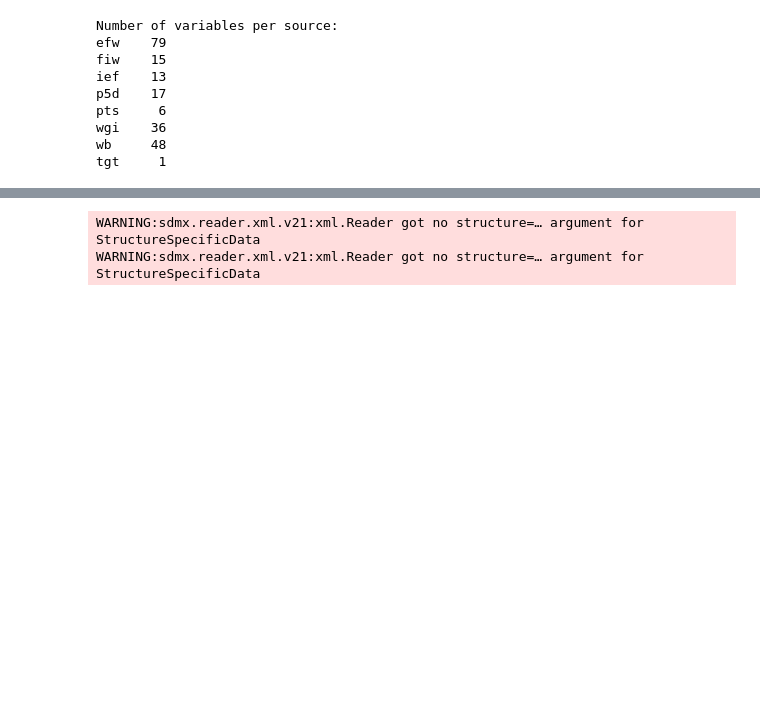
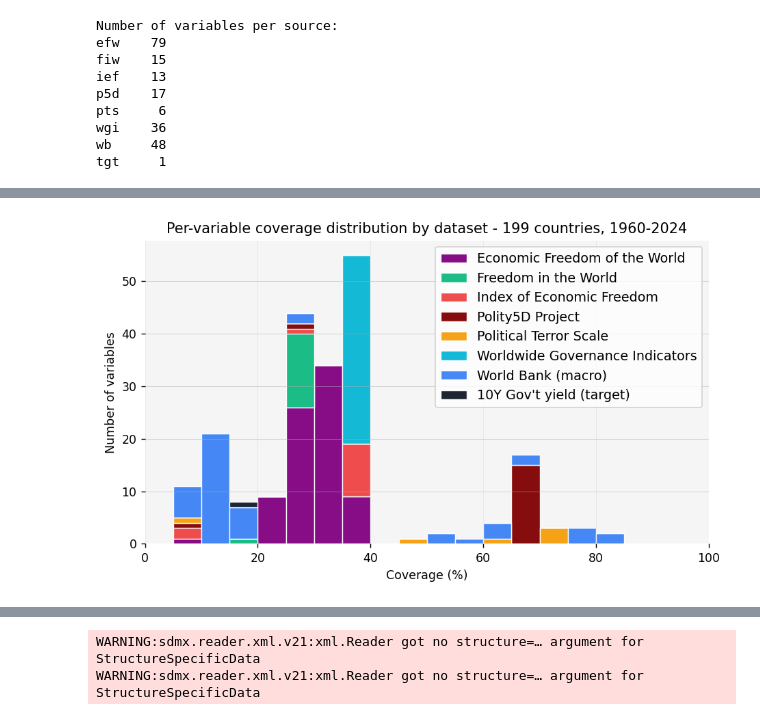
Before and after one commit to janjdarecki/instquality, a Jupyter notebook: 2. Visualise dataset.ipynb, the cells around one changed output, grey strips where cells are left out. Drawn from its saved outputs; the diff is of its cells as text; code cells hidden in the pictures; blank space fills up the shorter version.

```diff
--- a/2. Visualise dataset.ipynb
+++ b/2. Visualise dataset.ipynb
@@ -76,2 +98,8 @@ coverage_panel(df, prefixes, start=1960, end=2024)
 (<Figure size 1200x600 with 1 Axes>,
  <Axes: title={'center': 'Country coverage of at least one variable across datasets, 1960-2025'}>)
+# %%
+from functions.plot import coverage_per_variable
+
+coverage_per_variable(df)
+# %% [output]
+[figure, added]
```
Also changed, not shown: parts of 11 cells of this notebook, 6 other files.
